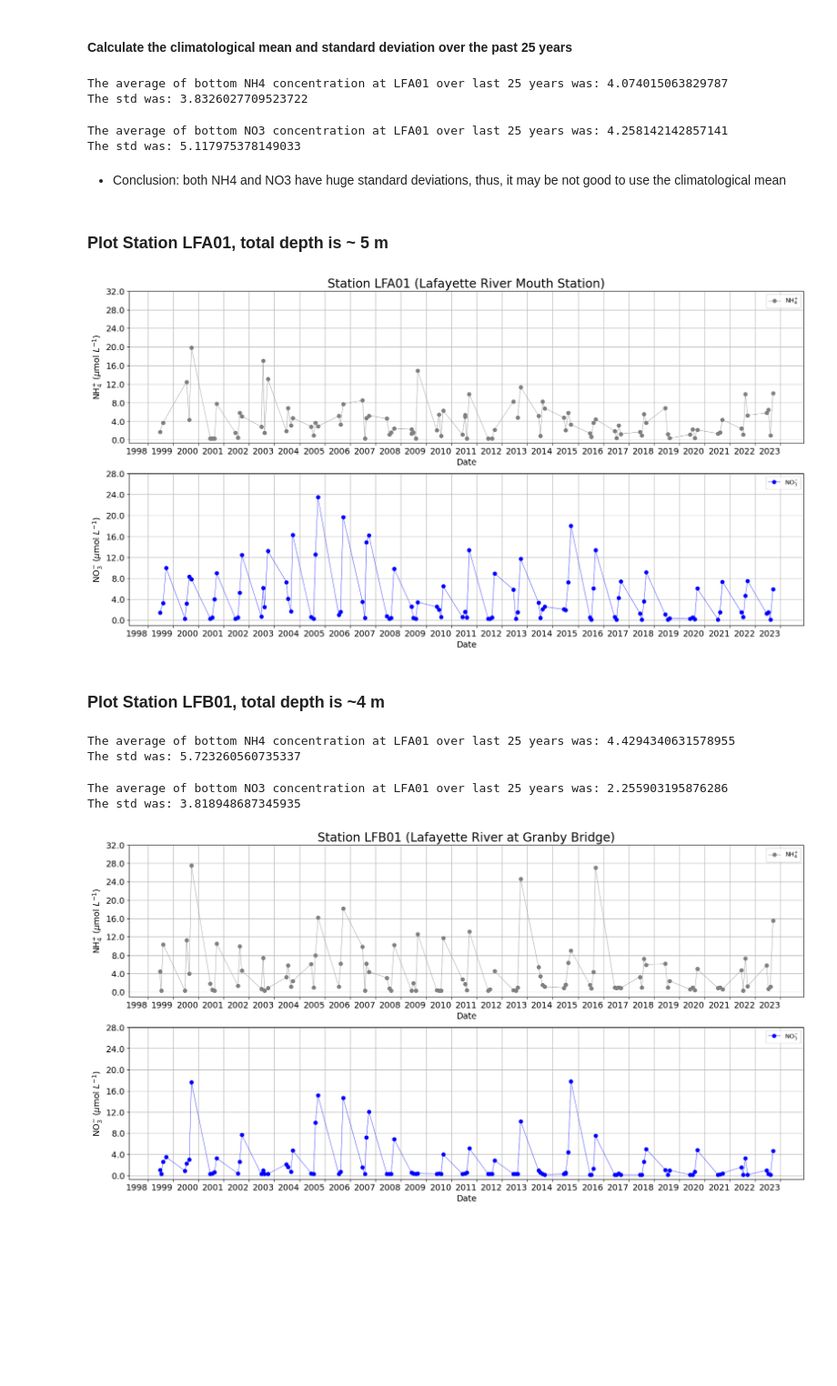
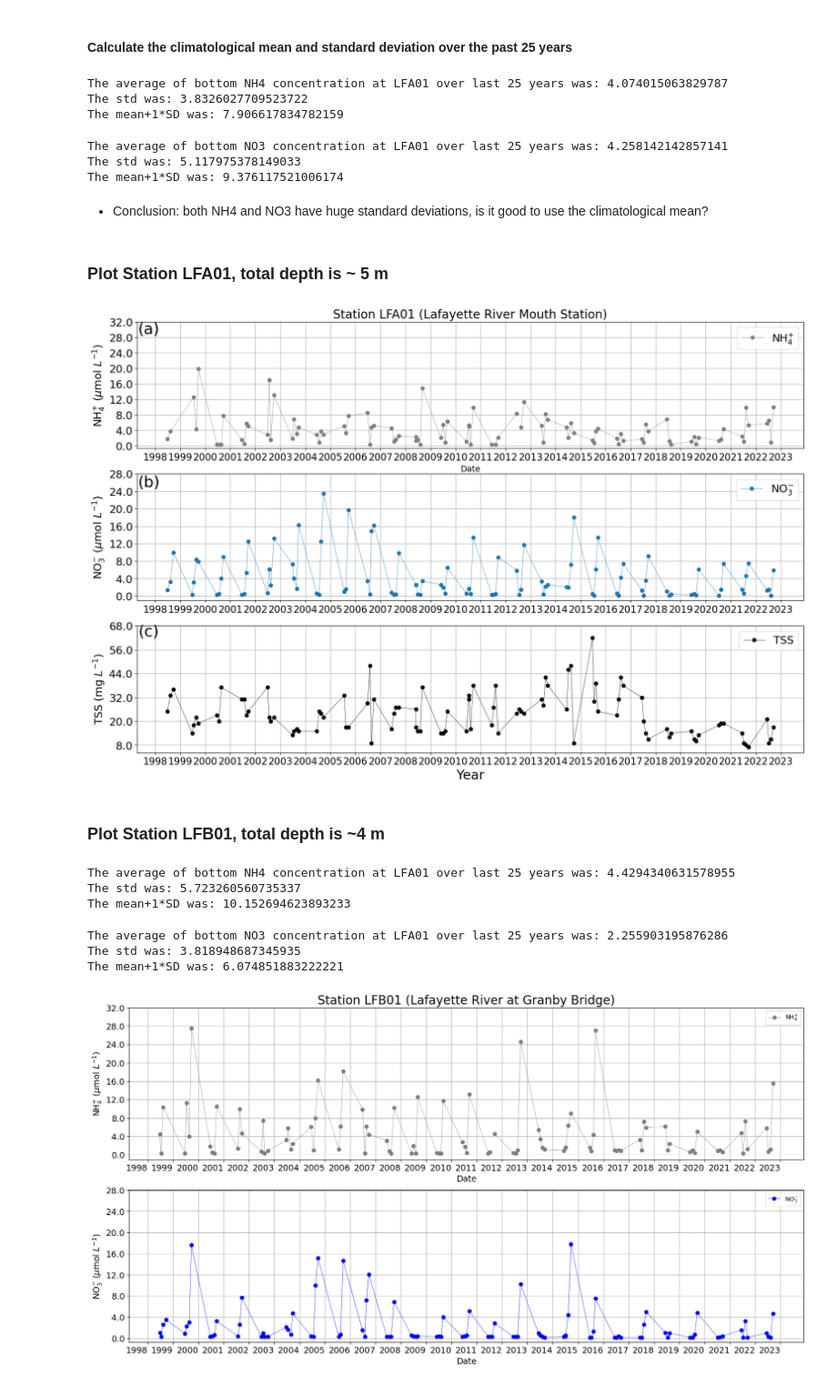
Before and after one commit to Zhu-Yifan/Lafayette_River_Time_Series_Analysis, a Jupyter notebook: notebooks/Chesapeake_Bay_Program_Water_Quality_EDA.ipynb, the cells around one changed output. Shown: that part at 91% size. Cells and saved outputs as stored; diff of their text form; code cells hidden in the pictures; blank space fills up the shorter version.

Commit message:
CPB_Climatological_Analysis

```diff
--- a/notebooks/Chesapeake_Bay_Program_Water_Quality_EDA.ipynb
+++ b/notebooks/Chesapeake_Bay_Program_Water_Quality_EDA.ipynb
@@ -22,8 +24,10 @@ data_btm = data_LFA01[(data_LFA01['Layer'] == 'B ')]
 data_btm = data_btm[(data_btm['DateTime'].dt.month >= 6) & (data_btm['DateTime'].dt.month <= 9)]
 NH4_btm = data_btm[data_btm['Parameter'] == 'NH4F']
 NO3_btm = data_btm[data_btm['Parameter'] == 'NO23F']
+TSS_btm = data_btm[data_btm['Parameter'] == 'TSS'] # TSS means Total Suspend Sediment
 NH4_btm  = NH4_btm.sort_values(by='DateTime')
 NO3_btm  = NO3_btm.sort_values(by='DateTime')
+TSS_btm  = TSS_btm.sort_values(by='DateTime')
 # %% [markdown]
 #### Calculate the climatological mean and standard deviation over the past 25 years
 # %%
@@ -32,63 +36,84 @@ mean_NH4_btm = 71.394* NH4_btm['MeasureValue'].mean()
 std_NH4_btm = 71.394* NH4_btm['MeasureValue'].std()
 print('The average of bottom NH4 concentration at LFA01 over last 25 years was:', mean_NH4_btm)
 print('The std was:', std_NH4_btm)
+print('The mean+1*SD was:', mean_NH4_btm+std_NH4_btm)
 # %% [output]
 The average of bottom NH4 concentration at LFA01 over last 25 years was: 4.074015063829787
 The std was: 3.8326027709523722
+The mean+1*SD was: 7.906617834782159
 # %%
 mean_NO3_btm = 71.394* NO3_btm['MeasureValue'].mean()
 std_NO3_btm = 71.394* NO3_btm['MeasureValue'].std()
 print('The average of bottom NO3 concentration at LFA01 over last 25 years was:', mean_NO3_btm)
 print('The std was:', std_NO3_btm)
+print('The mean+1*SD was:', mean_NO3_btm+std_NO3_btm)
 # %% [output]
 The average of bottom NO3 concentration at LFA01 over last 25 years was: 4.258142142857141
 The std was: 5.117975378149033
+The mean+1*SD was: 9.376117521006174
 # %% [markdown]
-* Conclusion: both NH4 and NO3 have huge standard deviations, thus, it may be not good to use the climatological mean
+* Conclusion: both NH4 and NO3 have huge standard deviations, is it good to use the climatological mean?
 # %% [markdown]
 ### Plot Station LFA01, total depth is ~ 5 m
 # %%
 # plot time series data for each variable in a subplot
-fig, axes = plt.subplots(2, 1, figsize=(20, 10))
+fig, axes = plt.subplots(3, 1, figsize=(20, 13))
 # the unit of nutrient is mg N/L so it needs to be converted to umol/L
 axes[0].plot(NH4_btm['DateTime'], NH4_btm['MeasureValue']*71.394, marker ='o', markersize = 6, linestyle='-', linewidth=0.5, color='grey',label ='NH$_4^{+}$')
-axes[0].set_ylabel('NH$_4^{+}$ ($\mu$mol $L^{-1}$)',fontsize=14)
+axes[0].set_ylabel('NH$_4^{+}$ ($\mu$mol $L^{-1}$)',fontsize=18)
 y_ticks = np.arange(0, 32.5, 4)
 y_tick_labels = ['{:.1f}'.format(t) for t in y_ticks]
-axes[0].set_yticks(y_ticks, y_tick_labels, fontsize = 14 )
+axes[0].set_yticks(y_ticks, y_tick_labels, fontsize = 18 )
 date_fmt = mdates.DateFormatter('%Y')
 axes[0].xaxis.set_major_formatter(date_fmt)
 axes[0].xaxis.set_minor_formatter(date_fmt)
 
 year_locator = mdates.YearLocator()
 month_locator = mdates.MonthLocator()
 
 axes[0].xaxis.set_major_locator(year_locator)
 #axes[0].xaxis.set_minor_locator(month_locator)
 # Set the tick parameters for both the major ticks
-plt.setp(axes[0].get_xticklabels(which='major'), rotation=0, ha='right', fontsize=14)
+plt.setp(axes[0].get_xticklabels(which='major'), rotation=0, ha='center', fontsize=16)
+axes[0].text(mdates.date2num(datetime(1997, 10, 1)), 30, "(a)", fontsize=26, ha="center", va="center")
 axes[0].set_xlabel('Date',fontsize=14)
 axes[0].grid(True)
-axes[0].legend()
+axes[0].legend(fontsize=18)
 axes[0].set_title('Station LFA01 (Lafayette River Mouth Station)',fontsize=20)
 
-axes[1].plot(NO3_btm['DateTime'], NO3_btm['MeasureValue']*71.394, marker ='o', markersize = 6, linestyle='-', linewidth=0.5, color='blue', label='NO$_3^{-}$')
-axes[1].set_xlabel('Date',fontsize=14)
-axes[1].set_ylabel('NO$_3^{-}$ ($\mu$mol $L^{-1}$)',fontsize=14)
+axes[1].plot(NO3_btm['DateTime'], NO3_btm['MeasureValue']*71.394, marker ='o', markersize = 6, linestyle='-', linewidth=0.5,  label='NO$_3^{-}$')
+axes[1].set_ylabel('NO$_3^{-}$ ($\mu$mol $L^{-1}$)',fontsize=18)
 y_ticks = np.arange(0, 28.1, 4)
 y_tick_labels = ['{:.1f}'.format(t) for t in y_ticks]
-axes[1].set_yticks(y_ticks, y_tick_labels, fontsize = 14 )
+axes[1].set_yticks(y_ticks, y_tick_labels, fontsize = 18 )
 axes[1].xaxis.set_major_formatter(date_fmt)
 axes[1].xaxis.set_major_locator(year_locator)
-axes[1].set_xlabel('Date',fontsize=14)
-plt.setp(axes[1].get_xticklabels(which='major'), rotation=0, ha='right', fontsize=14)
+# axes[1].set_xlabel('Date',fontsize=22)
+plt.setp(axes[1].get_xticklabels(which='major'), rotation=0, ha='center', fontsize=16)
+axes[1].text(mdates.date2num(datetime(1997, 10, 1)), 26, "(b)", fontsize=26, ha="center", va="center")
 axes[1].grid(True)
-axes[1].legend()
+axes[1].legend(fontsize=18)
+
+axes[2].plot(TSS_btm['DateTime'], TSS_btm['MeasureValue'], marker ='o', markersize = 6, linestyle='-', linewidth=0.5, color='black', label='TSS')
+axes[2].set_xlabel('Year',fontsize=22)
+axes[2].set_ylabel('TSS (mg $L^{-1}$)',fontsize=18)
+y_ticks = np.arange(8, 80, 12)
+y_tick_labels = ['{:.1f}'.format(t) for t in y_ticks]
+axes[2].set_yticks(y_ticks, y_tick_labels, fontsize = 18 )
+axes[2].xaxis.set_major_formatter(date_fmt)
+axes[2].xaxis.set_major_locator(year_locator)
+plt.setp(axes[2].get_xticklabels(which='major'), rotation=0, ha='center', fontsize=16)
+axes[2].text(mdates.date2num(datetime(1997, 10, 1)), 65, "(c)", fontsize=26, ha="center", va="center")
+axes[2].grid(True)
+axes[2].legend(fontsize=18)
 
 # show plot
 plt.show()
+# Set the directory where the figure will be saved
+save_dir = "../figures/"
+fig.savefig(os.path.join(save_dir, 'LAF01_Nutrient_TSS_bottom.png'), dpi = 300)
 # %% [output]
-[figure, old version]
+[figure, new version]
 # %% [markdown]
 ### Plot Station LFB01, total depth is ~4 m
 # %%
@@ -106,17 +131,21 @@ mean_NH4_btm = 71.394* NH4_btm['MeasureValue'].mean()
 std_NH4_btm = 71.394* NH4_btm['MeasureValue'].std()
 print('The average of bottom NH4 concentration at LFA01 over last 25 years was:', mean_NH4_btm)
 print('The std was:', std_NH4_btm)
+print('The mean+1*SD was:', mean_NH4_btm+std_NH4_btm)
 # %% [output]
 The average of bottom NH4 concentration at LFA01 over last 25 years was: 4.4294340631578955
 The std was: 5.723260560735337
+The mean+1*SD was: 10.152694623893233
 # %%
 mean_NO3_btm = 71.394* NO3_btm['MeasureValue'].mean()
 std_NO3_btm = 71.394* NO3_btm['MeasureValue'].std()
 print('The average of bottom NO3 concentration at LFA01 over last 25 years was:', mean_NO3_btm)
 print('The std was:', std_NO3_btm)
+print('The mean+1*SD was:', mean_NO3_btm+std_NO3_btm)
 # %% [output]
 The average of bottom NO3 concentration at LFA01 over last 25 years was: 2.255903195876286
 The std was: 3.818948687345935
+The mean+1*SD was: 6.074851883222221
 # %%
 # plot time series data for each variable in a subplot
 fig, axes = plt.subplots(2, 1, figsize=(20, 10))
```
Also changed, not shown: parts of 2 cells of this notebook.
